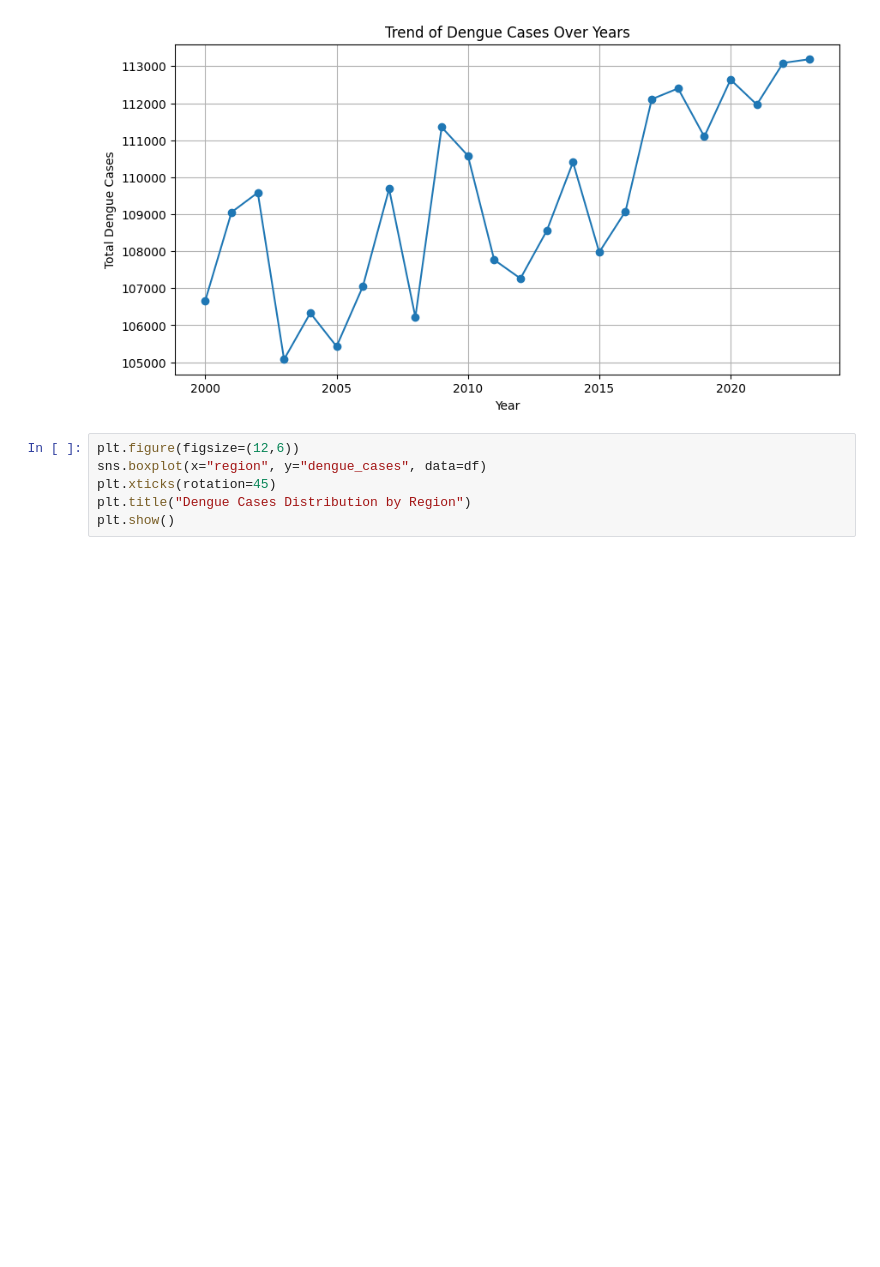
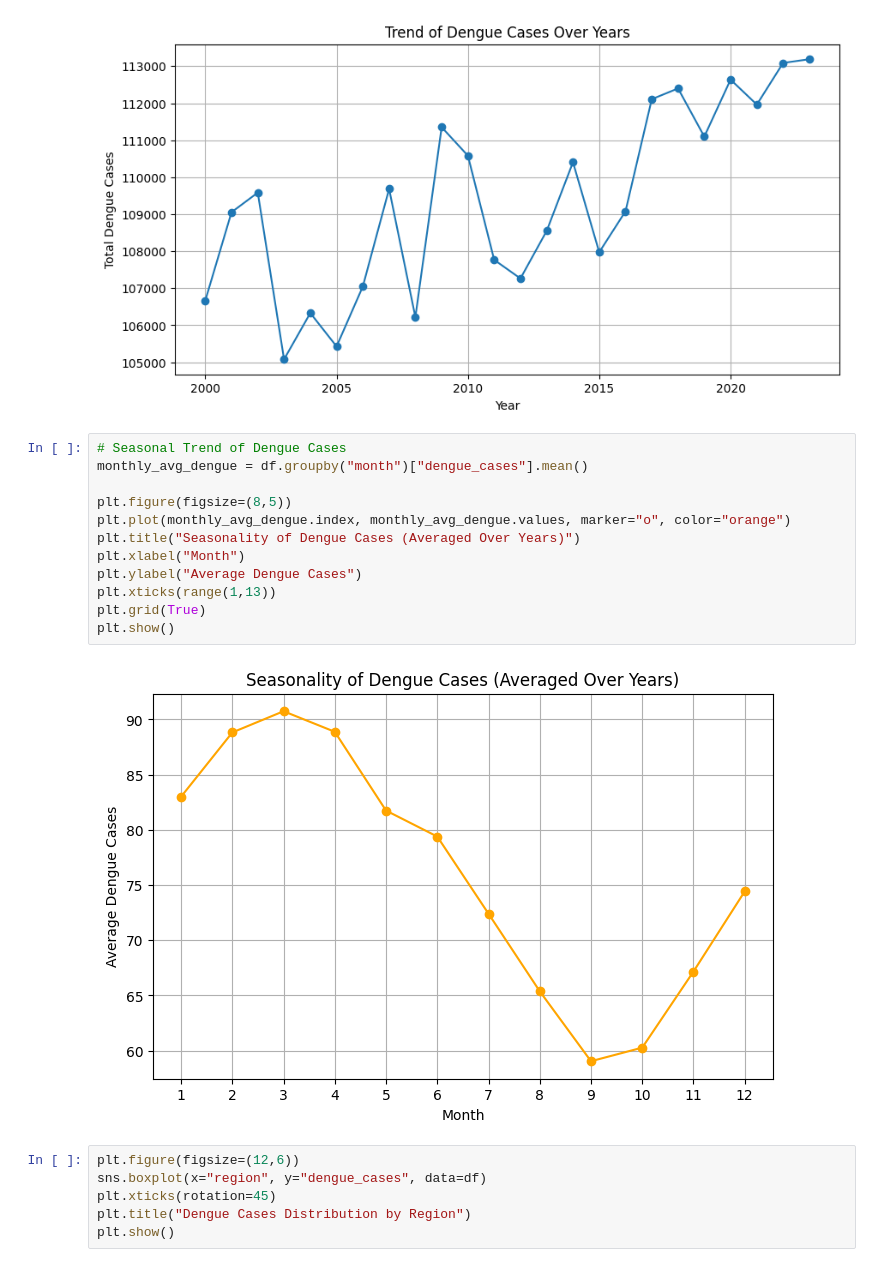
Before and after one commit to Seemant-10/Climate-Driven-Disease-Outbreak-Prediction, a Jupyter notebook: sourceCodeFiles/main.ipynb, the cells around one changed output. Drawn from its saved outputs; the diff is of its cells as text; blank space fills up the shorter version.

```diff
--- a/sourceCodeFiles/main.ipynb
+++ b/sourceCodeFiles/main.ipynb
@@ -138,6 +138,20 @@ plt.grid(True)
 plt.show()
 # %% [output]
 [figure]
+# %%
+# Seasonal Trend of Dengue Cases
+monthly_avg_dengue = df.groupby("month")["dengue_cases"].mean()
+
+plt.figure(figsize=(8,5))
+plt.plot(monthly_avg_dengue.index, monthly_avg_dengue.values, marker="o", color="orange")
+plt.title("Seasonality of Dengue Cases (Averaged Over Years)")
+plt.xlabel("Month")
+plt.ylabel("Average Dengue Cases")
+plt.xticks(range(1,13))
+plt.grid(True)
+plt.show()
+# %% [output]
+[figure, added]
 # %%
 plt.figure(figsize=(12,6))
 sns.boxplot(x="region", y="dengue_cases", data=df)
```
Also changed, not shown: parts of 5 cells of this notebook, 3 other files.
